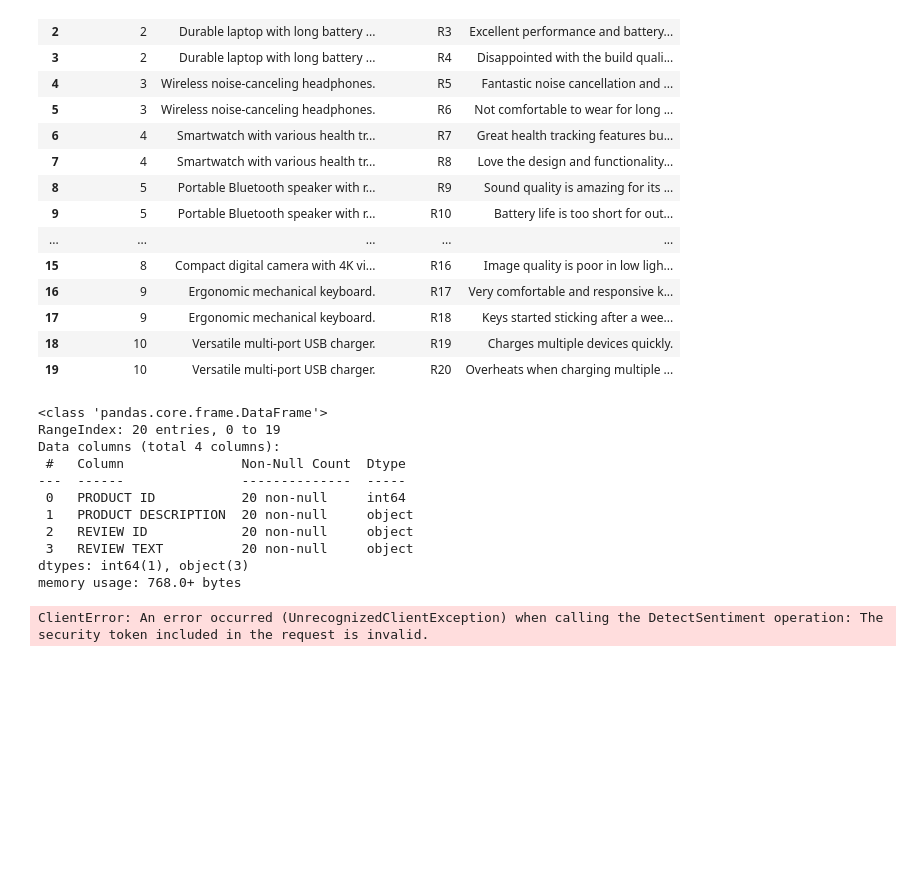
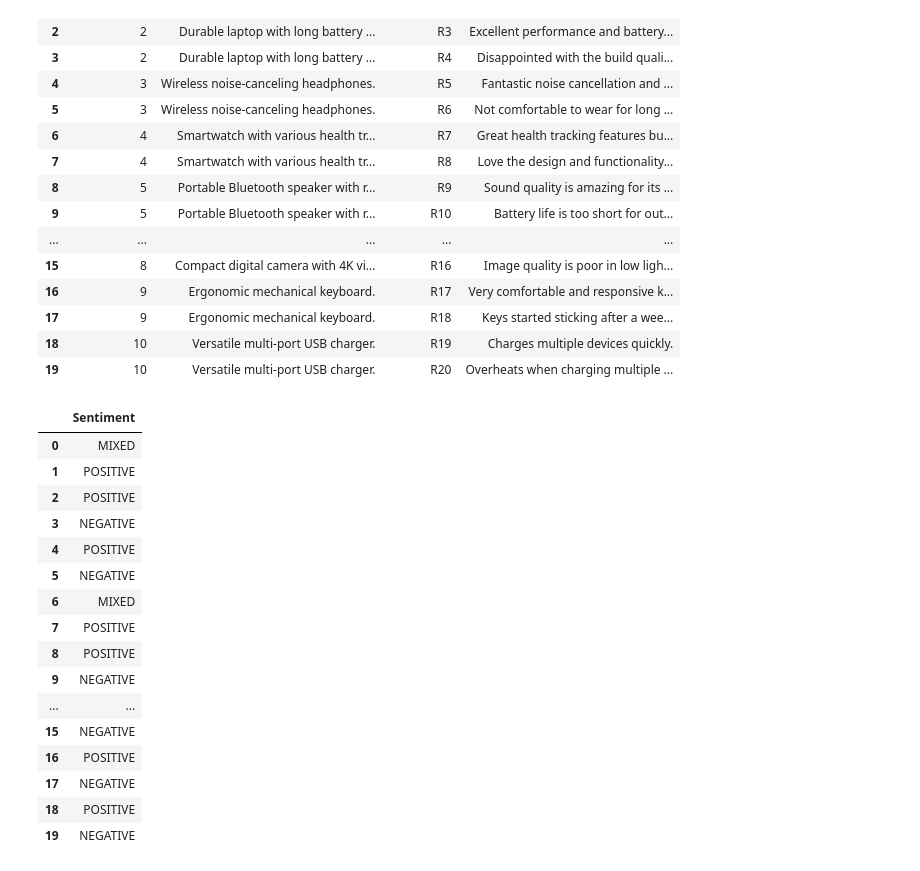
Before and after one commit to gmast-17/techcatalyst-de-GM, a Jupyter notebook: activities/week6/AWS API/AI_API.ipynb, the cells around one changed output. Saved outputs shown, nothing was run; the diff lists cells and outputs as text; code cells hidden in the pictures; blank space fills up the shorter version.

```diff
--- a/activities/week6/AWS API/AI_API.ipynb
+++ b/activities/week6/AWS API/AI_API.ipynb
@@ -64,6 +66,7 @@ dtypes: object(2)
 memory usage: 448.0+ bytes
 # %%
 combined = pd.merge(product, review, how='inner', on='REVIEW ID')
+combined = pd.DataFrame(combined)
 combined.info()
 # %% [output]
 <class 'pandas.core.frame.DataFrame'>
@@ -102,17 +103,3 @@ combined['PRODUCT DESCRIPTION'] = combined['PRODUCT DESCRIPTION'].replace('.', '
-# %%
-combined.info()
-# %% [output]
-<class 'pandas.core.frame.DataFrame'>
-RangeIndex: 20 entries, 0 to 19
-Data columns (total 4 columns):
- #   Column               Non-Null Count  Dtype
----  ------               --------------  -----
- 0   PRODUCT ID           20 non-null     int64
- 1   PRODUCT DESCRIPTION  20 non-null     object
- 2   REVIEW ID            20 non-null     object
- 3   REVIEW TEXT          20 non-null     object
-dtypes: int64(1), object(3)
-memory usage: 768.0+ bytes
 # %%
 # create comprehend client
 comprehend = boto3.client('comprehend',
@@ -120,7 +107,28 @@ comprehend = boto3.client('comprehend',
                           aws_access_key_id=aws_access_key,
                           aws_secret_access_key=aws_secret_key)
 # %%
-Sentiment = comprehend.detect_sentiment(Text=text, LanguageCode="en")
-Sentiment
+sentiments = []
+for text in combined['REVIEW TEXT']:
+    response = comprehend.detect_sentiment(Text=text, LanguageCode='en')
+    sentiments.append(response['Sentiment'])
-# %% [output]
-ClientError: An error occurred (UnrecognizedClientException) when calling the DetectSentiment operation: The security token included in the request is invalid.
+# %%
+sentiments = pd.DataFrame(sentiments, columns=['Sentiment'])
+sentiments
+# %% [output]
+|  | Sentiment |
+| 0 | MIXED |
+| 1 | POSITIVE |
+| 2 | POSITIVE |
+| 3 | NEGATIVE |
+| 4 | POSITIVE |
+| 5 | NEGATIVE |
+| 6 | MIXED |
+| 7 | POSITIVE |
+| 8 | POSITIVE |
+| 9 | NEGATIVE |
+| ... | ... |
+| 15 | NEGATIVE |
+| 16 | POSITIVE |
+| 17 | NEGATIVE |
+| 18 | POSITIVE |
+| 19 | NEGATIVE |
```
Also changed, not shown: parts of 10 cells of this notebook, 1 other file.
